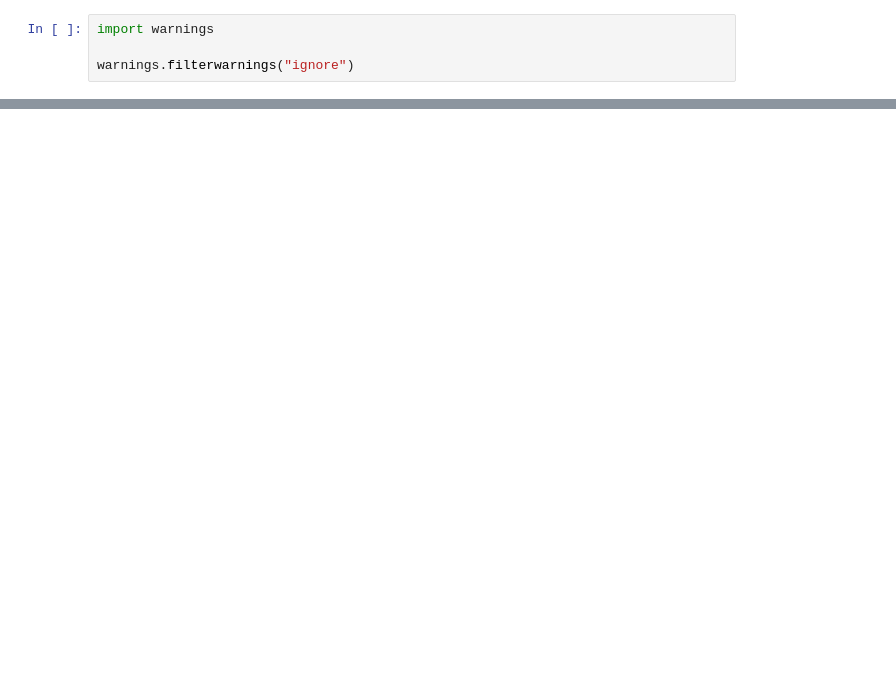
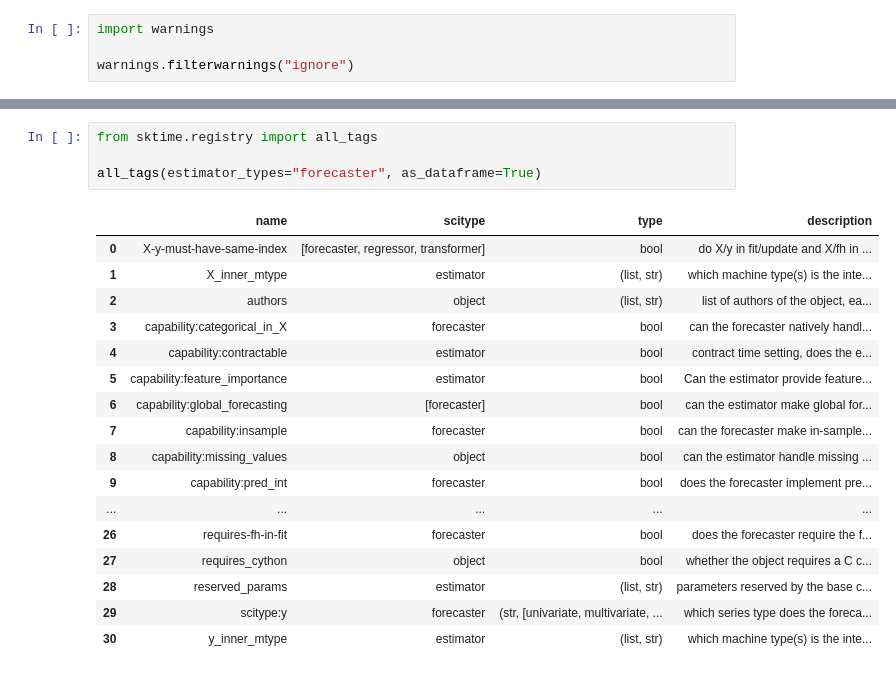
Before and after one commit to sktime/sktime-tutorial-euroscipy2024, a Jupyter notebook: notebooks/04_customization.ipynb, the cells around one changed output, grey strips where cells are left out. Cells and saved outputs as stored; diff of their text form; blank space fills up the shorter version.

```diff
--- a/notebooks/04_customization.ipynb
+++ b/notebooks/04_customization.ipynb
@@ -38,0 +54,22 @@ If a sktime estimator is developed, it can be plugged-in into the sktime ecosyst
+# %%
+from sktime.registry import all_tags
+
+all_tags(estimator_types="forecaster", as_dataframe=True)
+# %% [output]
+|  | name | scitype | type | description |
+| 0 | X-y-must-have-same-index | [forecaster, regressor, transformer] | bool | do X/y in fit/update and X/fh in ... |
+| 1 | X_inner_mtype | estimator | (list, str) | which machine type(s) is the inte... |
+| 2 | authors | object | (list, str) | list of authors of the object, ea... |
+| 3 | capability:categorical_in_X | forecaster | bool | can the forecaster natively handl... |
+| 4 | capability:contractable | estimator | bool | contract time setting, does the e... |
+| 5 | capability:feature_importance | estimator | bool | Can the estimator provide feature... |
+| 6 | capability:global_forecasting | [forecaster] | bool | can the estimator make global for... |
+| 7 | capability:insample | forecaster | bool | can the forecaster make in-sample... |
+| 8 | capability:missing_values | object | bool | can the estimator handle missing ... |
+| 9 | capability:pred_int | forecaster | bool | does the forecaster implement pre... |
+| ... | ... | ... | ... | ... |
+| 26 | requires-fh-in-fit | forecaster | bool | does the forecaster require the f... |
+| 27 | requires_cython | object | bool | whether the object requires a C c... |
+| 28 | reserved_params | estimator | (list, str) | parameters reserved by the base c... |
+| 29 | scitype:y | forecaster | (str, [univariate, multivariate, ... | which series type does the foreca... |
+| 30 | y_inner_mtype | estimator | (list, str) | which machine type(s) is the inte... |
```
Also changed, not shown: parts of 7 cells of this notebook, 3 other files.
